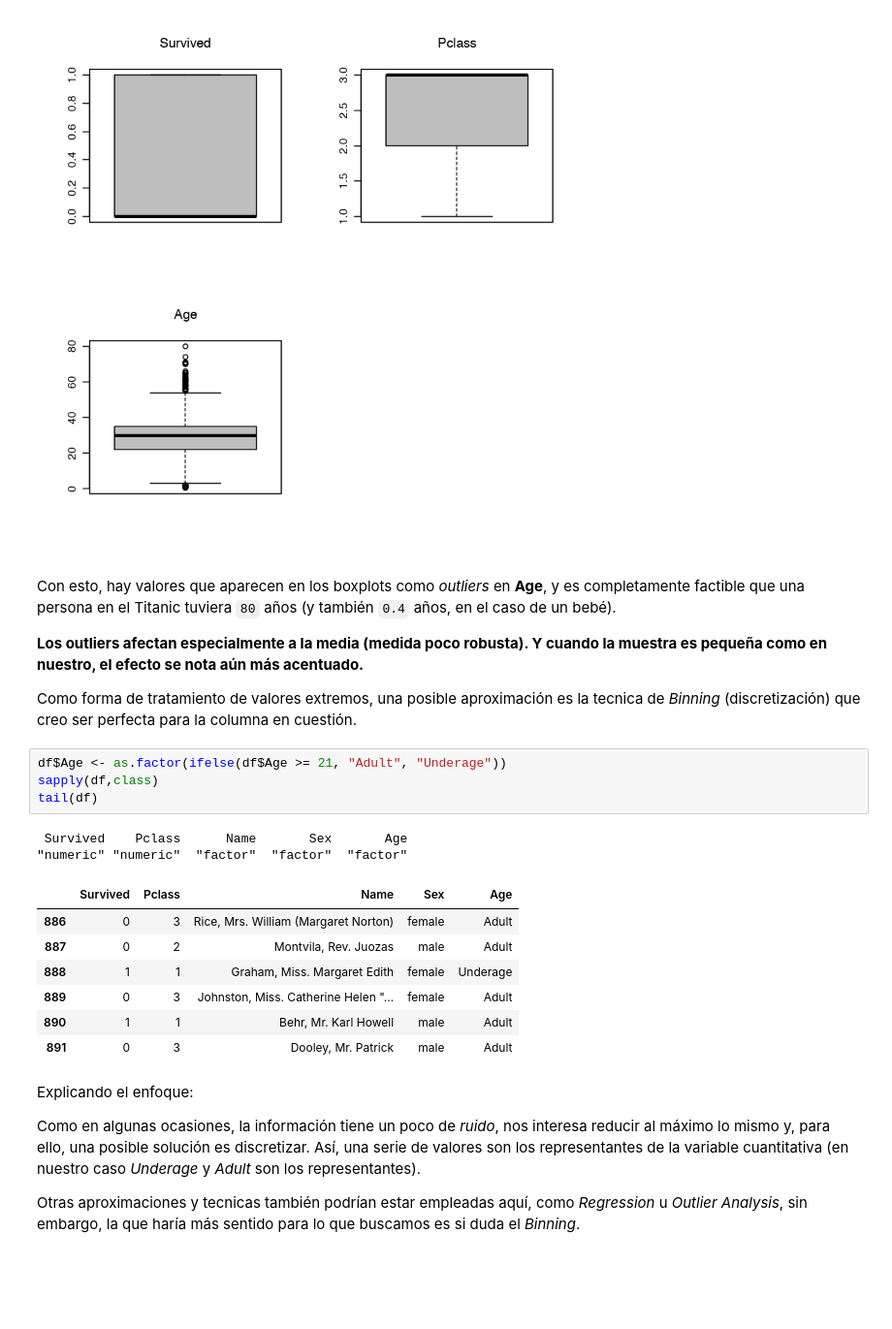
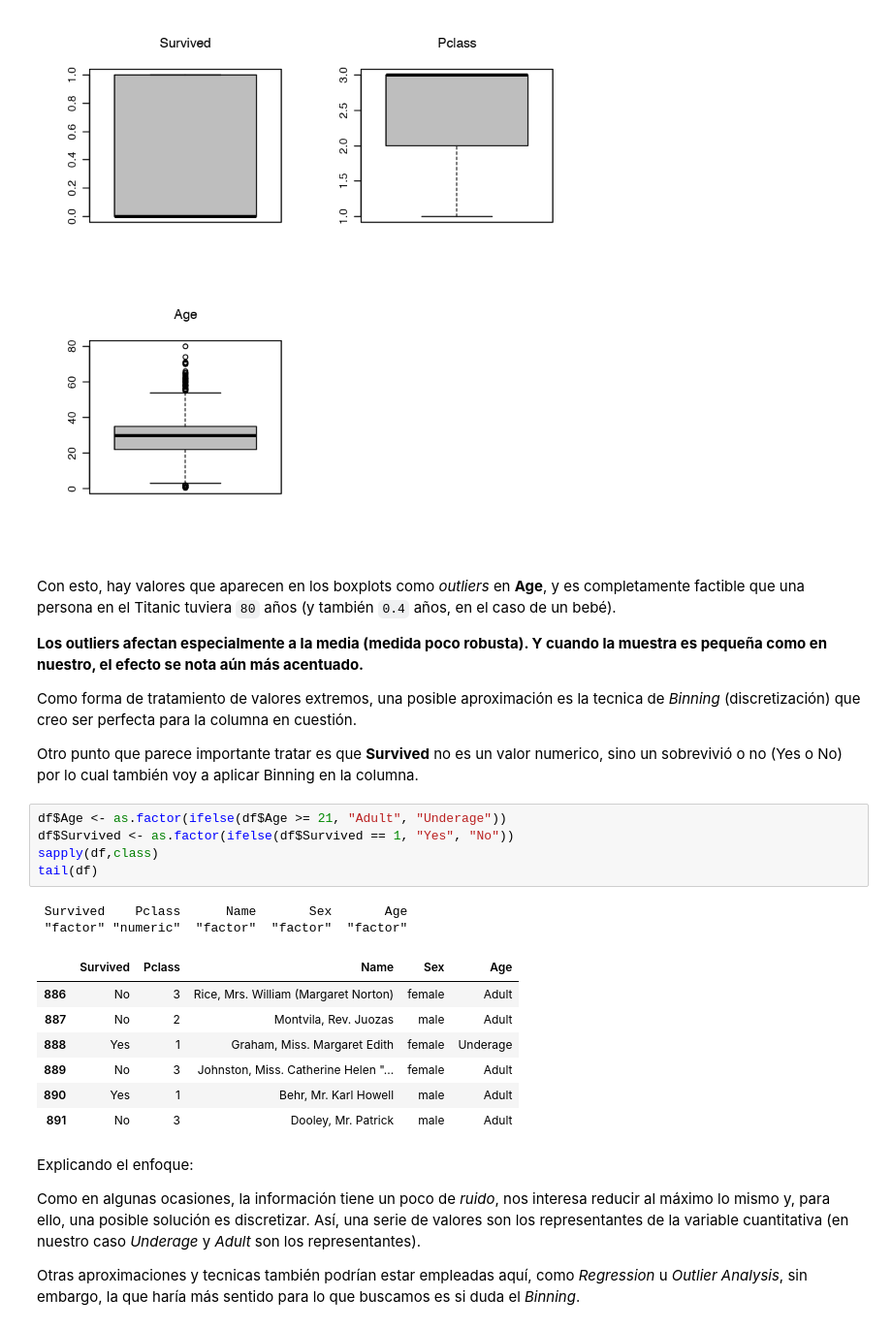
Before and after one commit to fernandoabcampos/titanic-data-cleaning-and-validation, a Jupyter notebook: Práctica 2 - Limpieza y validación de los datos - Titanic Kaggle Dataset.ipynb, the cells around one changed output. Shown at 97% size. Cells and saved outputs as stored; diff of their text form; blank space fills up the shorter version.

```diff
--- a/Práctica 2 - Limpieza y validación de los datos - Titanic Kaggle Dataset.ipynb
+++ b/Práctica 2 - Limpieza y validación de los datos - Titanic Kaggle Dataset.ipynb
@@ -200,20 +200,23 @@ Con esto, hay valores que aparecen en los boxplots como *outliers* en **Age**, y
 **Los outliers afectan especialmente a la media (medida poco robusta). Y cuando la muestra es pequeña como en nuestro, el efecto se nota aún más acentuado.**
 
 Como forma de tratamiento de valores extremos, una posible aproximación es la tecnica de *Binning* (discretización) que creo ser perfecta para la columna en cuestión.
+
+Otro punto que parece importante tratar es que **Survived** no es un valor numerico, sino un sobrevivió o no (Yes o No) por lo cual también voy a aplicar Binning en la columna.
 # %%
 df$Age <- as.factor(ifelse(df$Age >= 21, "Adult", "Underage"))
+df$Survived <- as.factor(ifelse(df$Survived == 1, "Yes", "No"))
 sapply(df,class)
 tail(df)
 # %% [output]
  Survived    Pclass      Name       Sex       Age
-"numeric" "numeric"  "factor"  "factor"  "factor"
+ "factor" "numeric"  "factor"  "factor"  "factor"
 |  | Survived | Pclass | Name | Sex | Age |
-| 886 | 0 | 3 | Rice, Mrs. William (Margaret Norton) | female | Adult |
-| 887 | 0 | 2 | Montvila, Rev. Juozas | male | Adult |
-| 888 | 1 | 1 | Graham, Miss. Margaret Edith | female | Underage |
-| 889 | 0 | 3 | Johnston, Miss. Catherine Helen "... | female | Adult |
-| 890 | 1 | 1 | Behr, Mr. Karl Howell | male | Adult |
-| 891 | 0 | 3 | Dooley, Mr. Patrick | male | Adult |
+| 886 | No | 3 | Rice, Mrs. William (Margaret Norton) | female | Adult |
+| 887 | No | 2 | Montvila, Rev. Juozas | male | Adult |
+| 888 | Yes | 1 | Graham, Miss. Margaret Edith | female | Underage |
+| 889 | No | 3 | Johnston, Miss. Catherine Helen "... | female | Adult |
+| 890 | Yes | 1 | Behr, Mr. Karl Howell | male | Adult |
+| 891 | No | 3 | Dooley, Mr. Patrick | male | Adult |
 # %% [markdown]
 Explicando el enfoque:
 
```
Also changed, not shown: parts of 9 cells of this notebook, 2 other files.
